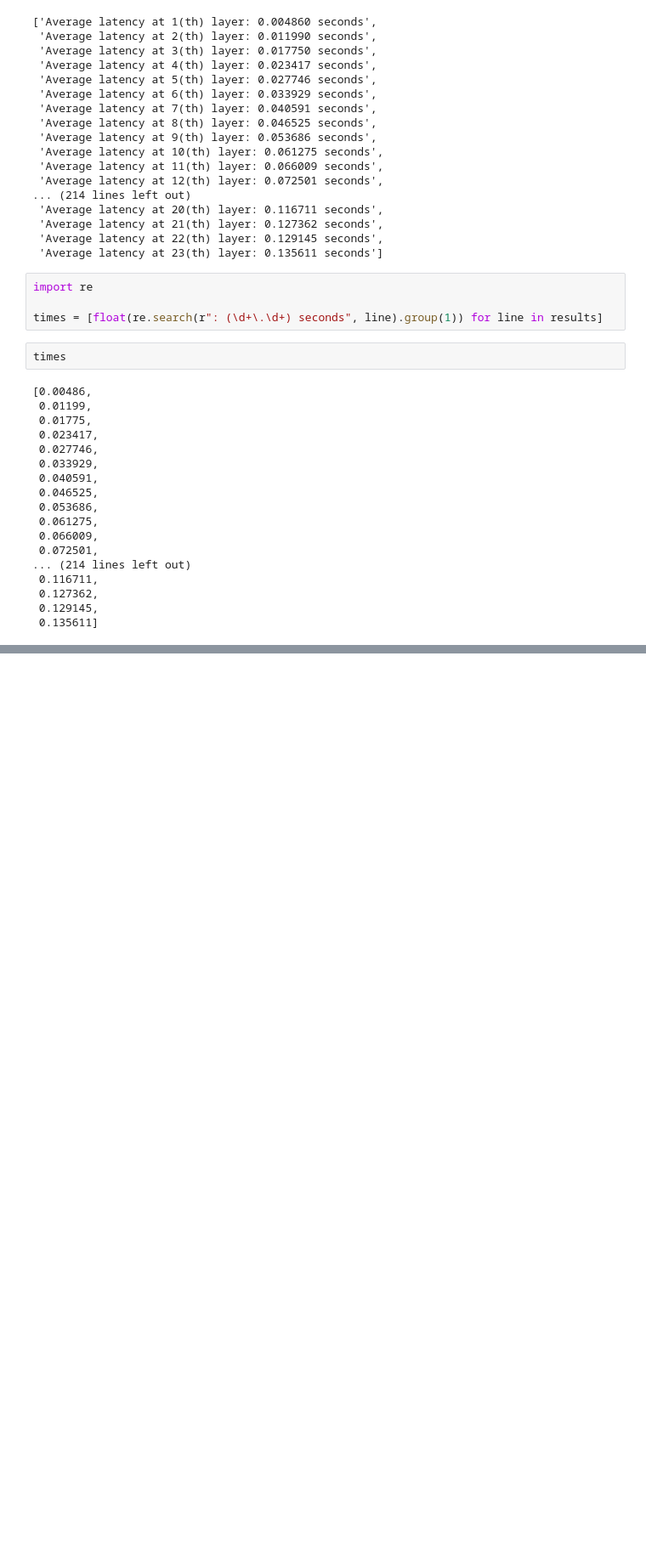
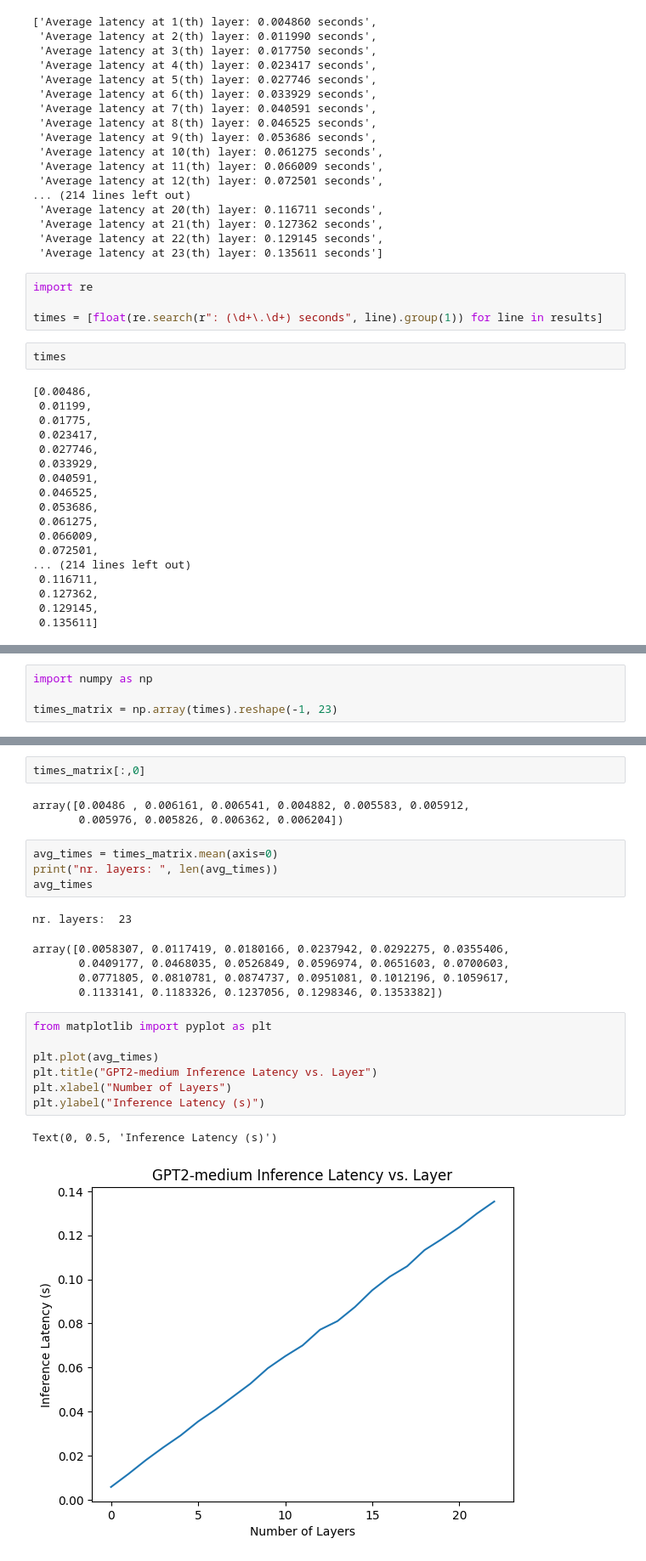
Before and after one commit to ariellubonja/gpt-early-exit, a Jupyter notebook: GPT_2_Attention_Scores_per_layer_Correlation.ipynb, the cells around one changed output, grey strips where cells are left out. Shown at 85% size. Saved outputs shown, nothing was run; the diff lists cells and outputs as text; blank space fills up the shorter version.

```diff
--- a/GPT_2_Attention_Scores_per_layer_Correlation.ipynb
+++ b/GPT_2_Attention_Scores_per_layer_Correlation.ipynb
@@ -933,0 +938,4 @@ times
+# %%
+import numpy as np
+
+times_matrix = np.array(times).reshape(-1, 23)
@@ -933,0 +966,25 @@ times
+# %%
+times_matrix[:,0]
+# %% [output]
+array([0.00486 , 0.006161, 0.006541, 0.004882, 0.005583, 0.005912,
+       0.005976, 0.005826, 0.006362, 0.006204])
+# %%
+avg_times = times_matrix.mean(axis=0)
+print("nr. layers: ", len(avg_times))
+avg_times
+# %% [output]
+nr. layers:  23
+array([0.0058307, 0.0117419, 0.0180166, 0.0237942, 0.0292275, 0.0355406,
+       0.0409177, 0.0468035, 0.0526849, 0.0596974, 0.0651603, 0.0700603,
+       0.0771805, 0.0810781, 0.0874737, 0.0951081, 0.1012196, 0.1059617,
+       0.1133141, 0.1183326, 0.1237056, 0.1298346, 0.1353382])
+# %%
+from matplotlib import pyplot as plt
+
+plt.plot(avg_times)
+plt.title("GPT2-medium Inference Latency vs. Layer")
+plt.xlabel("Number of Layers")
+plt.ylabel("Inference Latency (s)")
+# %% [output]
+Text(0, 0.5, 'Inference Latency (s)')
+[figure, added]
```
Also changed, not shown: parts of 3 cells of this notebook.
